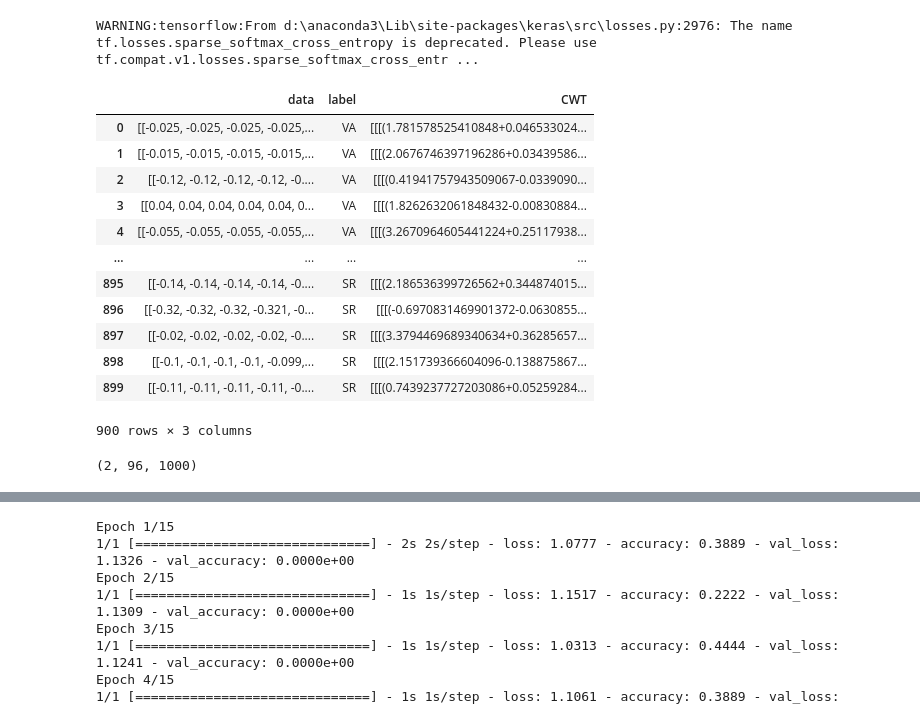
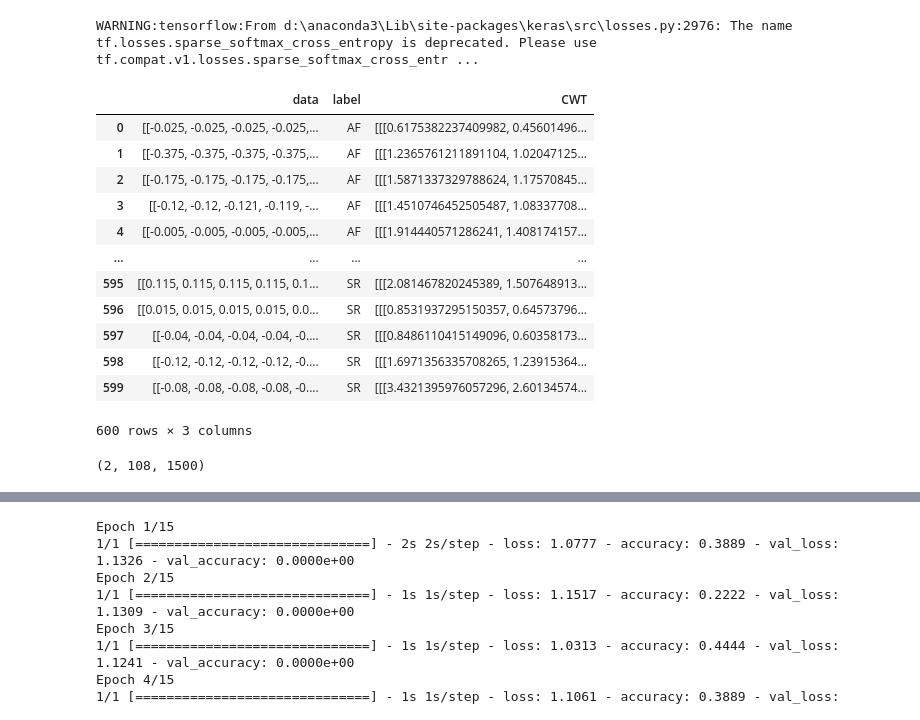
Before and after one commit to ArtikBoom3007/RemoteMonitoring, a Jupyter notebook: Neural network/MySimpleNetwork.ipynb, the cells around one changed output, grey strips where cells are left out. Saved outputs shown, nothing was run; the diff lists cells and outputs as text; code cells hidden in the pictures.

```diff
--- a/Neural network/MySimpleNetwork.ipynb
+++ b/Neural network/MySimpleNetwork.ipynb
@@ -39,26 +40,26 @@ wt.init()
 # %%
 
-test_ecg = ecg.signal(number_labels={"VA" : 300, "AF" : 300, "SR" : 300})
+test_ecg = ecg.signal(number_labels={"VA" : 0, "AF" : 300, "SR" : 300})
 
-wt.cwt_transform_df(test_ecg, 0, 2, wt.wavelet()[3])
+wt.cwt_transform_df(test_ecg, 0, 3, wt.wavelet()[3])
 # %% [output]
 |  | data | label | CWT |
-| 0 | [[-0.025, -0.025, -0.025, -0.025,... | VA | [[[(1.781578525410848+0.046533024... |
-| 1 | [[-0.015, -0.015, -0.015, -0.015,... | VA | [[[(2.0676746397196286+0.03439586... |
-| 2 | [[-0.12, -0.12, -0.12, -0.12, -0.... | VA | [[[(0.41941757943509067-0.0339090... |
-| 3 | [[0.04, 0.04, 0.04, 0.04, 0.04, 0... | VA | [[[(1.8262632061848432-0.00830884... |
-| 4 | [[-0.055, -0.055, -0.055, -0.055,... | VA | [[[(3.2670964605441224+0.25117938... |
+| 0 | [[-0.025, -0.025, -0.025, -0.025,... | AF | [[[0.6175382237409982, 0.45601496... |
+| 1 | [[-0.375, -0.375, -0.375, -0.375,... | AF | [[[1.2365761211891104, 1.02047125... |
+| 2 | [[-0.175, -0.175, -0.175, -0.175,... | AF | [[[1.5871337329788624, 1.17570845... |
+| 3 | [[-0.12, -0.12, -0.121, -0.119, -... | AF | [[[1.4510746452505487, 1.08337708... |
+| 4 | [[-0.005, -0.005, -0.005, -0.005,... | AF | [[[1.914440571286241, 1.408174157... |
 | ... | ... | ... | ... |
-| 895 | [[-0.14, -0.14, -0.14, -0.14, -0.... | SR | [[[(2.186536399726562+0.344874015... |
-| 896 | [[-0.32, -0.32, -0.32, -0.321, -0... | SR | [[[(-0.6970831469901372-0.0630855... |
-| 897 | [[-0.02, -0.02, -0.02, -0.02, -0.... | SR | [[[(3.3794469689340634+0.36285657... |
-| 898 | [[-0.1, -0.1, -0.1, -0.1, -0.099,... | SR | [[[(2.151739366604096-0.138875867... |
-| 899 | [[-0.11, -0.11, -0.11, -0.11, -0.... | SR | [[[(0.7439237727203086+0.05259284... |
+| 595 | [[0.115, 0.115, 0.115, 0.115, 0.1... | SR | [[[2.081467820245389, 1.507648913... |
+| 596 | [[0.015, 0.015, 0.015, 0.015, 0.0... | SR | [[[0.8531937295150357, 0.64573796... |
+| 597 | [[-0.04, -0.04, -0.04, -0.04, -0.... | SR | [[[0.8486110415149096, 0.60358173... |
+| 598 | [[-0.12, -0.12, -0.12, -0.12, -0.... | SR | [[[1.6971356335708265, 1.23915364... |
+| 599 | [[-0.08, -0.08, -0.08, -0.08, -0.... | SR | [[[3.4321395976057296, 2.60134574... |
-900 rows × 3 columns
+600 rows × 3 columns
 # %%
 test_ecg["CWT"][1].shape
 # %% [output]
-(2, 96, 1000)
+(2, 108, 1500)
 # %%
 test_ecg = test_ecg.replace({"label" : {"SR":0, "VA":1, "AF":2}})
 # %%
```
Also changed, not shown: parts of 9 cells of this notebook, 5 other files.
